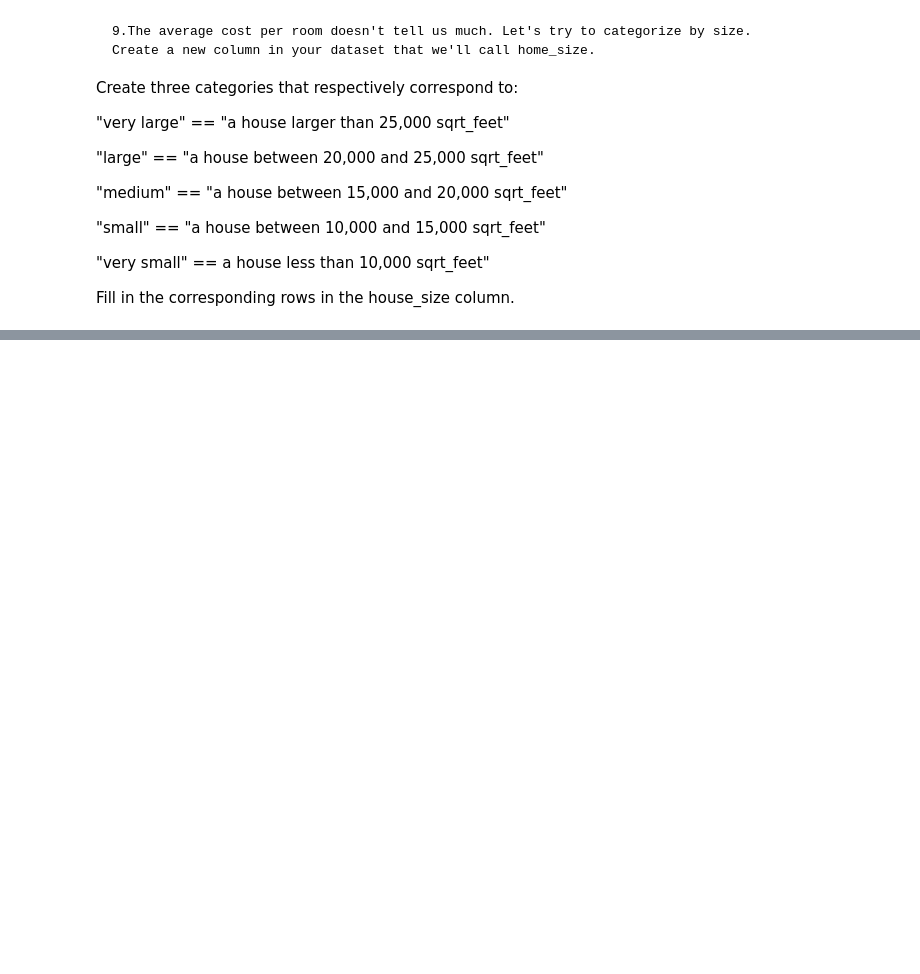
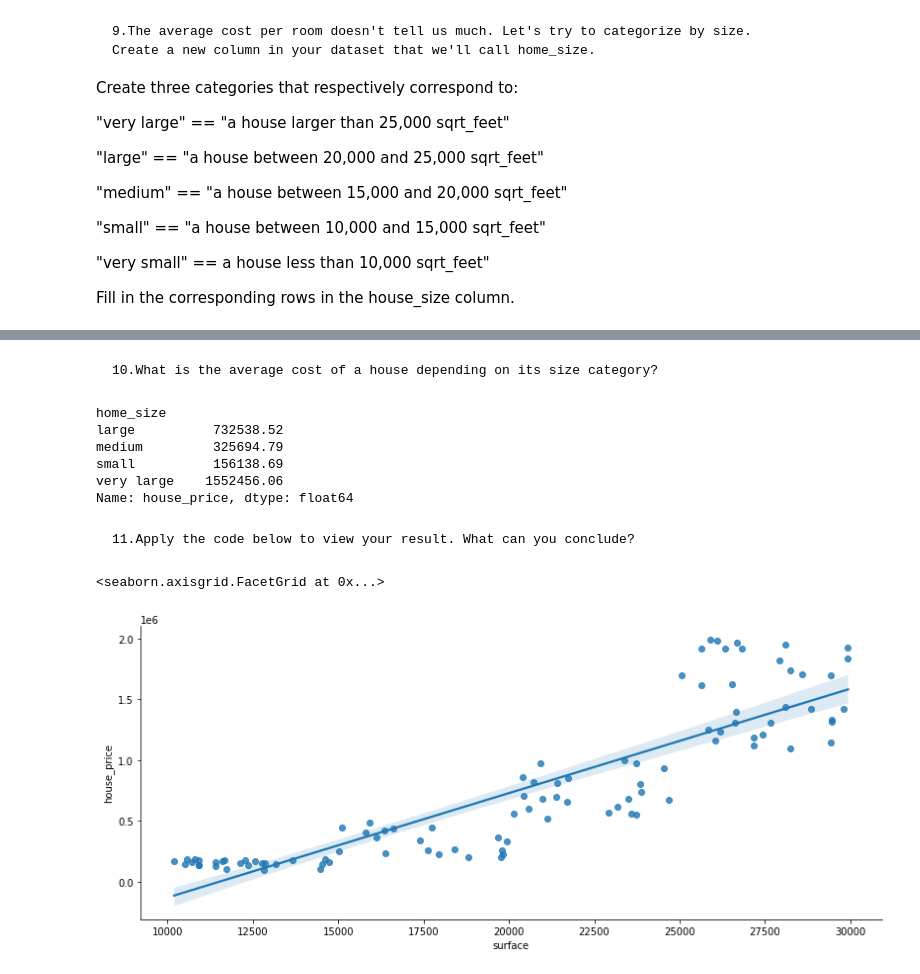
Before and after one commit to Khassandra-stack/EDAjedhamichola, a Jupyter notebook: J1/Exos.ipynb, the cells around one changed output, grey strips where cells are left out. Saved outputs shown, nothing was run; the diff lists cells and outputs as text; code cells hidden in the pictures; blank space fills up the shorter version.

```diff
--- a/J1/Exos.ipynb
+++ b/J1/Exos.ipynb
@@ -334,0 +327,10 @@ else:
+# %%
+df['home_size'] = df['surface'] .apply(
+    lambda x : "very large" if x > 25000
+    else "large" if (x > 20000 and x < 25000)
+    else  "medium" if (x > 15000 and x < 20000)
+    else  "small" if (x > 10000 and x < 15000)
+    else "very small")
+
+pd.set_option('max_row', None)
+df
@@ -334,0 +355,19 @@ else:
+# %% [markdown]
+    10.What is the average cost of a house depending on its size category?
+# %%
+costsize = round((df.groupby('home_size')['house_price'].mean()),2)
+costsize
+# %% [output]
+home_size
+large          732538.52
+medium         325694.79
+small          156138.69
+very large    1552456.06
+Name: house_price, dtype: float64
+# %% [markdown]
+    11.Apply the code below to view your result. What can you conclude?
+# %%
+sns.lmplot(x = "surface", y="house_price", data = df, aspect=18 / 8)
+# %% [output]
+<seaborn.axisgrid.FacetGrid at 0x...>
+[figure, added]
```
Also changed, not shown: parts of 7 cells of this notebook.
